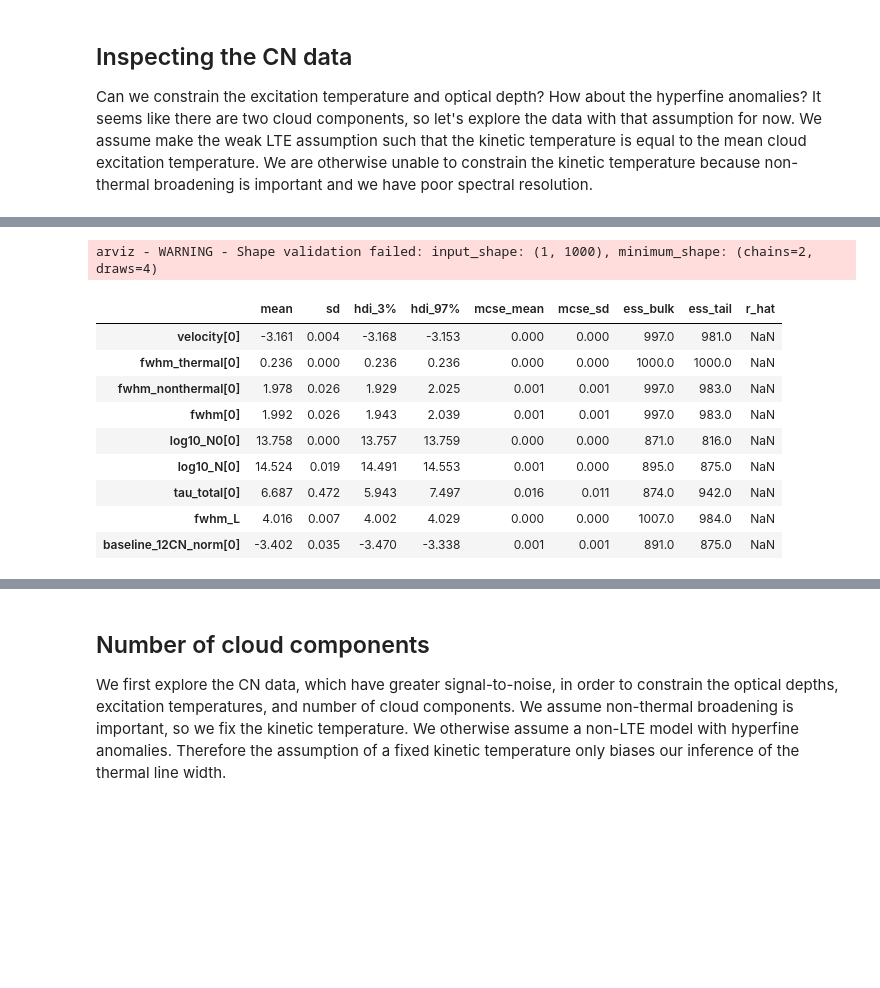
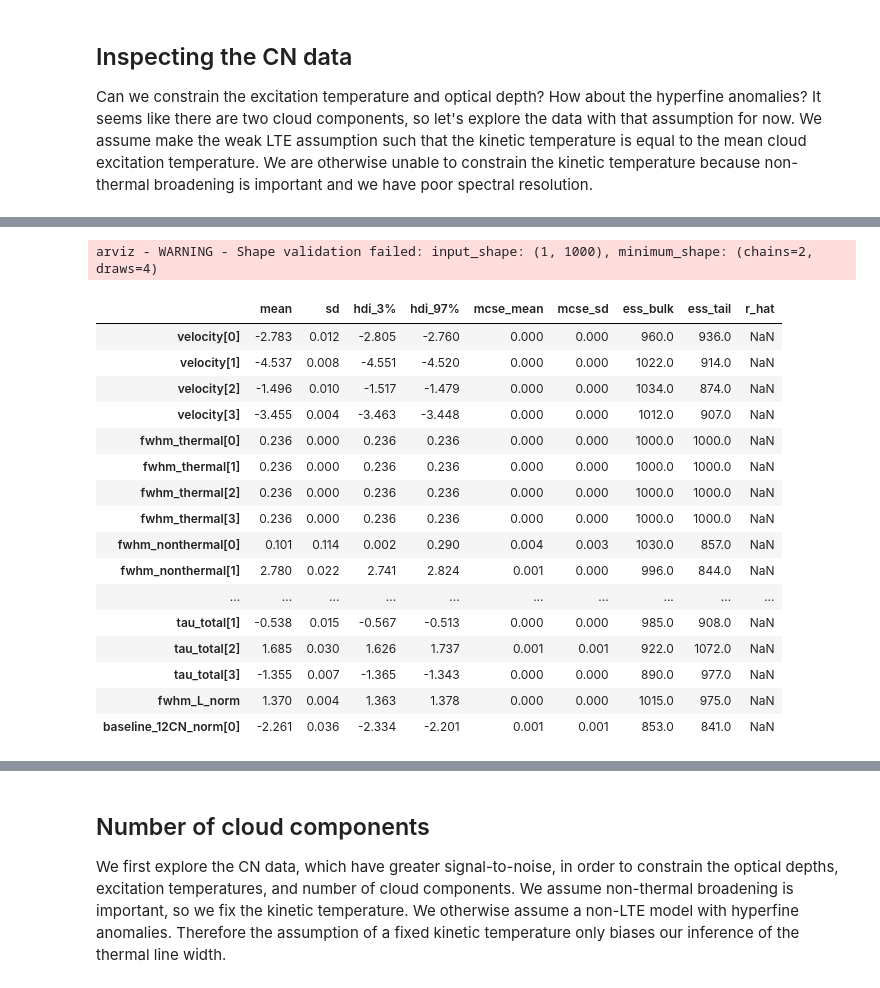
Before and after one commit to tvwenger/bayes_cn_hfs, a Jupyter notebook: docs/source/notebooks/alma_data.ipynb, the cells around one changed output, grey strips where cells are left out. Saved outputs shown, nothing was run; the diff lists cells and outputs as text; code cells hidden in the pictures; blank space fills up the shorter version.

```diff
--- a/docs/source/notebooks/alma_data.ipynb
+++ b/docs/source/notebooks/alma_data.ipynb
@@ -88,15 +88,11 @@ _ = axes[1].set_ylabel(data["13CN"].ylabel)
 Can we constrain the excitation temperature and optical depth? How about the hyperfine anomalies? It seems like there are two cloud components, so let's explore the data with that assumption for now. We assume make the weak LTE assumption such that the kinetic temperature is equal to the mean cloud excitation temperature. We are otherwise unable to constrain the kinetic temperature because non-thermal broadening is important and we have poor spectral resolution.
 # %%
 from bayes_cn_hfs.cn_model import CNModel
-from bayes_cn_hfs import get_molecule_data
+from bayes_cn_hfs import supplement_mol_data
 
-mol_data_12CN = get_molecule_data(
-    "CN, v = 0, 1", # molecule name in JPLSpec
-    vibrational_state = 0, # vibrational state number
-    rot_state_lower = 0, # lower rotational state
-)
+mol_data_12CN, mol_weight_12CN = supplement_mol_data("CN")
 
-n_clouds = 3
+n_clouds = 4
 baseline_degree = 0
 model = CNModel(
     data_12CN,
@@ -111,19 +107,18 @@ model = CNModel(
     verbose=True
 )
 model.add_priors(
-    prior_log10_N0 = [14.0, 1.0], # mean and width of log10 ground state column density prior (cm-2)
-    prior_log10_Tkin = None, # ignored for this fixed kinetic temperature model
+    prior_log10_N = [13.75, 0.5], # mean and width of log10 total column density prior (cm-2)
+    prior_log10_Tkin = None, # ignored because kinetic temperature is fixed
     prior_velocity = [0.0, 5.0], # mean and width of velocity prior (km/s)
-    prior_fwhm_nonthermal = 1.0, # width of non-thermal broadening prior (km/s)
-    prior_fwhm_L = 1.0, # width of latent Lorentzian FWHM prior (km/s)
+    prior_fwhm_nonthermal = 5.0, # width of non-thermal broadening prior (km/s)
+    prior_fwhm_L = 5.0, # width of latent Lorentzian FWHM prior (km/s) TIP: set to typical feature separation
     prior_rms = None, # do not infer spectral rms
     prior_baseline_coeffs = None, # use default baseline priors
     assume_LTE = False, # do not assume LTE
-    prior_log10_Tex = None, # ignored for non-CTEX model
+    prior_log10_Tex = [1.0, 0.5], # mean and width of excitation temperature prior (K)
     assume_CTEX = False, # do not assume CTEX
-    prior_log10_inv_boltz_factor = 10.0, # width of Boltzmann factor prior distribution
-    allow_masers = False, # do not allow negative excitation temperatures
-    fix_log10_Tkin = 1.5, # fix kinetic temperature
+    prior_LTE_precision = 100.0, # width of LTE precision prior
+    fix_log10_Tkin = 1.5, # fix the kinetic temperature (K)
     ordered = False, # do not assume optically-thin
 )
 model.add_likelihood()
@@ -154,7 +139,7 @@ model.fit(
     n = 100_000, # maximum number of VI iterations
     draws = 1_000, # number of posterior samples
     rel_tolerance = 0.01, # VI relative convergence threshold
-    abs_tolerance = 0.05, # VI absolute convergence threshold
+    abs_tolerance = 0.1, # VI absolute convergence threshold
     learning_rate = 0.01, # VI learning rate
 )
 end = time.time()
@@ -169,22 +147,29 @@ Runtime: 1.14 minutes
 # %%
 # ignore transition and state dependent parameters
 var_names = [
     param for param in model.cloud_deterministics
-    if not set(model.model.named_vars_to_dims[param]).intersection(set(["transition", "transition_free", "state_l", "state_u"]))
+    if not set(model.model.named_vars_to_dims[param]).intersection(set(["transition", "state"]))
 ]
-pm.summary(model.trace.posterior, var_names=var_names + model.hyper_deterministics + model.baseline_freeRVs)
+pm.summary(model.trace.posterior, var_names=var_names + model.hyper_freeRVs + model.baseline_freeRVs)
 # %% [output]
 arviz - WARNING - Shape validation failed: input_shape: (1, 1000), minimum_shape: (chains=2, draws=4)
 |  | mean | sd | hdi_3% | hdi_97% | mcse_mean | mcse_sd | ess_bulk | ess_tail | r_hat |
-| velocity[0] | -3.161 | 0.004 | -3.168 | -3.153 | 0.000 | 0.000 | 997.0 | 981.0 | NaN |
+| velocity[0] | -2.783 | 0.012 | -2.805 | -2.760 | 0.000 | 0.000 | 960.0 | 936.0 | NaN |
+| velocity[1] | -4.537 | 0.008 | -4.551 | -4.520 | 0.000 | 0.000 | 1022.0 | 914.0 | NaN |
+| velocity[2] | -1.496 | 0.010 | -1.517 | -1.479 | 0.000 | 0.000 | 1034.0 | 874.0 | NaN |
+| velocity[3] | -3.455 | 0.004 | -3.463 | -3.448 | 0.000 | 0.000 | 1012.0 | 907.0 | NaN |
 | fwhm_thermal[0] | 0.236 | 0.000 | 0.236 | 0.236 | 0.000 | 0.000 | 1000.0 | 1000.0 | NaN |
-| fwhm_nonthermal[0] | 1.978 | 0.026 | 1.929 | 2.025 | 0.001 | 0.001 | 997.0 | 983.0 | NaN |
-| fwhm[0] | 1.992 | 0.026 | 1.943 | 2.039 | 0.001 | 0.001 | 997.0 | 983.0 | NaN |
-| log10_N0[0] | 13.758 | 0.000 | 13.757 | 13.759 | 0.000 | 0.000 | 871.0 | 816.0 | NaN |
-| log10_N[0] | 14.524 | 0.019 | 14.491 | 14.553 | 0.001 | 0.000 | 895.0 | 875.0 | NaN |
-| tau_total[0] | 6.687 | 0.472 | 5.943 | 7.497 | 0.016 | 0.011 | 874.0 | 942.0 | NaN |
-| fwhm_L | 4.016 | 0.007 | 4.002 | 4.029 | 0.000 | 0.000 | 1007.0 | 984.0 | NaN |
-| baseline_12CN_norm[0] | -3.402 | 0.035 | -3.470 | -3.338 | 0.001 | 0.001 | 891.0 | 875.0 | NaN |
+| fwhm_thermal[1] | 0.236 | 0.000 | 0.236 | 0.236 | 0.000 | 0.000 | 1000.0 | 1000.0 | NaN |
+| fwhm_thermal[2] | 0.236 | 0.000 | 0.236 | 0.236 | 0.000 | 0.000 | 1000.0 | 1000.0 | NaN |
+| fwhm_thermal[3] | 0.236 | 0.000 | 0.236 | 0.236 | 0.000 | 0.000 | 1000.0 | 1000.0 | NaN |
+| fwhm_nonthermal[0] | 0.101 | 0.114 | 0.002 | 0.290 | 0.004 | 0.003 | 1030.0 | 857.0 | NaN |
+| fwhm_nonthermal[1] | 2.780 | 0.022 | 2.741 | 2.824 | 0.001 | 0.000 | 996.0 | 844.0 | NaN |
+| ... | ... | ... | ... | ... | ... | ... | ... | ... | ... |
+| tau_total[1] | -0.538 | 0.015 | -0.567 | -0.513 | 0.000 | 0.000 | 985.0 | 908.0 | NaN |
+| tau_total[2] | 1.685 | 0.030 | 1.626 | 1.737 | 0.001 | 0.001 | 922.0 | 1072.0 | NaN |
+| tau_total[3] | -1.355 | 0.007 | -1.365 | -1.343 | 0.000 | 0.000 | 890.0 | 977.0 | NaN |
+| fwhm_L_norm | 1.370 | 0.004 | 1.363 | 1.378 | 0.000 | 0.000 | 1015.0 | 975.0 | NaN |
+| baseline_12CN_norm[0] | -2.261 | 0.036 | -2.334 | -2.201 | 0.001 | 0.001 | 853.0 | 841.0 | NaN |
 # %%
 posterior = model.sample_posterior_predictive(
     thin=100, # keep one in {thin} posterior samples
```
Also changed, not shown: parts of 15 cells of this notebook, 16 other files.
